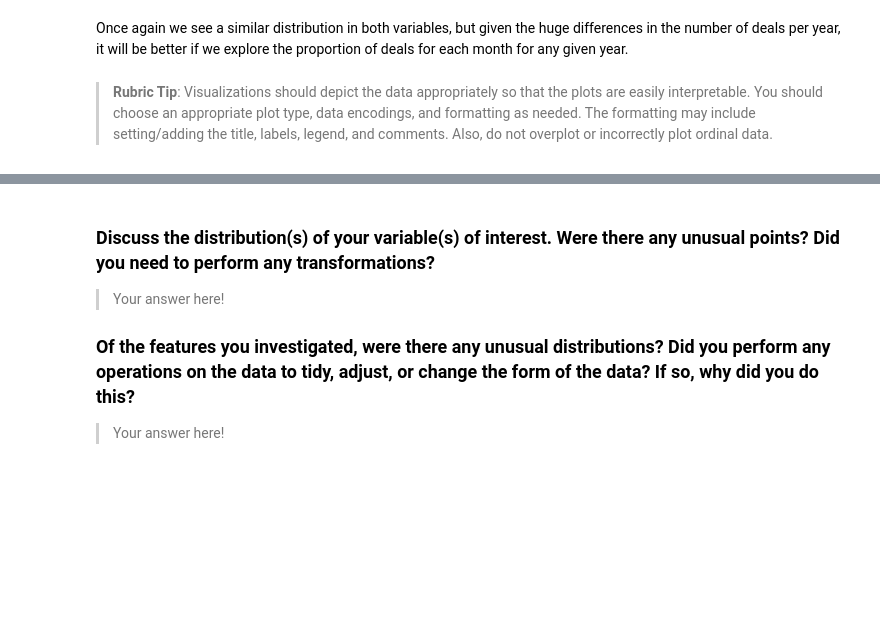
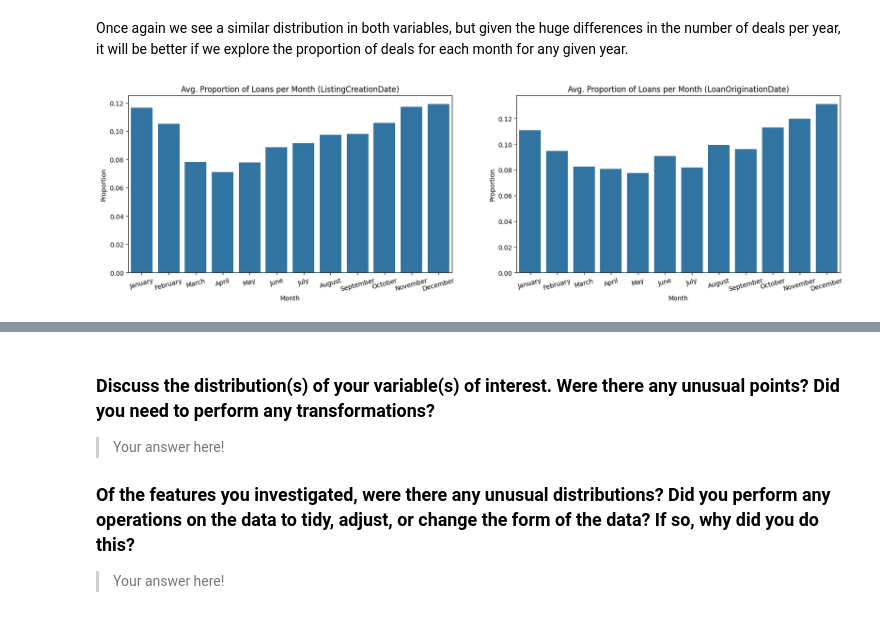
Before and after one commit to abarto/udacity-nd002-comunicate-data-findings, a Jupyter notebook: Part_I_exploration.ipynb, the cells around one changed output, grey strips where cells are left out. Cells and saved outputs as stored; diff of their text form; code cells hidden in the pictures; blank space fills up the shorter version.

```diff
--- a/Part_I_exploration.ipynb
+++ b/Part_I_exploration.ipynb
@@ -835,6 +837,7 @@ Once again, there's nothing to be done with these columns.
 The last thing to do is to drop the unnecessary columns and to save the dataframe on to a format that allows us to keep the type information so we don't have to reprocess the original dataset each time we want to perform the rest of the exploration steps.
 # %%
 prosper_load_data_clean_df = prosper_load_data_clean_df[[
+    "ListingKey",  # Needed to individualize loans
     "ListingCreationDate",
     "CreditGrade",
     "Term",
@@ -1147,7 +1151,3 @@ plt.title("Loans by Loan Origination Date Month");
 [figure]
 # %% [markdown]
 Once again we see a similar distribution in both variables, but given the huge differences in the number of deals per year, it will be better if we explore the proportion of deals for each month for any given year.
-# %% [markdown]
-
-
->**Rubric Tip**: Visualizations should depict the data appropriately so that the plots are easily interpretable. You should choose an appropriate plot type, data encodings, and formatting as needed. The formatting may include setting/adding the title, labels, legend, and comments. Also, do not overplot or incorrectly plot ordinal data.
@@ -1153,0 +1175,40 @@ Once again we see a similar distribution in both variables, but given the huge d
+# %%
+plt.figure(figsize = [20, 5])
+
+monthly_proportion_mean_lcd = get_monthly_proportion_mean(
+    prosper_load_data_clean_df,
+    "ListingKey",
+    "ListingCreationDate"
+)
+
+monthly_proportion_mean_lod = get_monthly_proportion_mean(
+    prosper_load_data_clean_df,
+    "ListingKey",
+    "LoanOriginationDate"
+)
+
+# ListingCreationDate subplot
+plt.subplot(1, 2, 1)
+sb.barplot(
+    x=monthly_proportion_mean_lcd.index,
+    y=monthly_proportion_mean_lcd.values,
+    color=base_color
+);
+plt.xlabel("Month")
+plt.xticks(rotation=15)
+plt.ylabel("Proportion")
+plt.title("Avg. Proportion of Loans per Month (ListingCreationDate)");
+
+# LoanOriginationDate subplot
+plt.subplot(1, 2, 2)
+sb.barplot(
+    x=monthly_proportion_mean_lod.index,
+    y=monthly_proportion_mean_lod.values,
+    color=base_color
+);
+plt.xlabel("Month")
+plt.xticks(rotation=15)
+plt.ylabel("Proportion")
+plt.title("Avg. Proportion of Loans per Month (LoanOriginationDate)");
+# %% [output]
+[figure, added]
```
Also changed, not shown: parts of 32 cells of this notebook.
